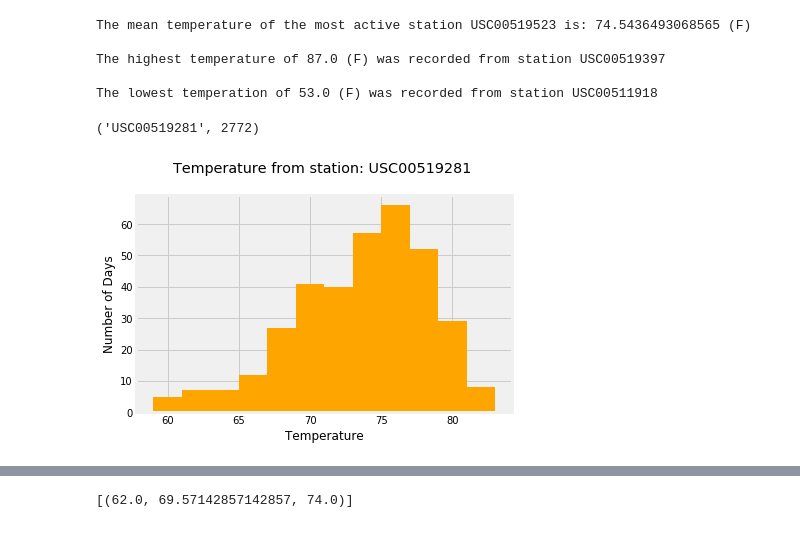
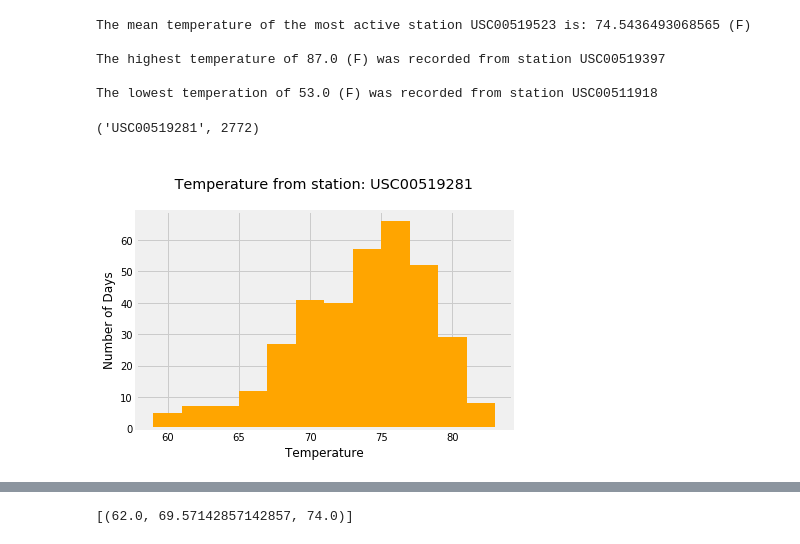
Before and after one commit to nj08831/Python_Alchemy, a Jupyter notebook: climate_alchemy.ipynb, the cells around one changed output, grey strips where cells are left out. Saved outputs shown, nothing was run; the diff lists cells and outputs as text; code cells hidden in the pictures.

```diff
--- a/climate_alchemy.ipynb
+++ b/climate_alchemy.ipynb
@@ -267,28 +267,28 @@ The lowest temperation of 53.0 (F) was recorded from station USC00511918
 # %%
 # Choose the station with the highest number of temperature observations.
 # Query the last 12 months of temperature observation data for this station and plot the results as a histogram
 
 #identify the stattion with the most temperatures
 station_temps = session.query( Measurement.station ,func.count(Measurement.tobs).label('temperatures')).group_by(Measurement.station).order_by(desc('temperatures')).all()
 print(station_temps[0])
 
 temps = session.query(Measurement.date, Measurement.tobs, Measurement.station).\
     filter(Measurement.date > (year_ago)).filter(Measurement.station == 'USC00519281').order_by(Measurement.date).all()
 
 temps
 
 df_temps = pd.DataFrame(temps)
 df_temps.rename(columns={'tobs': 'temperature'}, inplace=True)
 df_temps.head()
 
 df_temps.hist(color='orange', bins=12)
-plt.title(f'Temperature from station: {df_temps.station[0]} \n')
+plt.title(f'\n Temperature from station: {df_temps.station[0]} \n')
 plt.ylabel('Number of Days')
 plt.xlabel('Temperature')
-plt.savefig(f'Temperatures_station_{df_temps.station[0]}.png', dpi=1)
+plt.savefig(f'Temperatures_station_{df_temps.station[0]}.png', dpi=200)
 # %% [output]
 ('USC00519281', 2772)
-[figure, old version]
+[figure, new version]
 # %% [markdown]
 ![precipitation](Images/station-histogram.png)
 # %%
```
Also changed, not shown: parts of 1 cell of this notebook, 1 other file.
